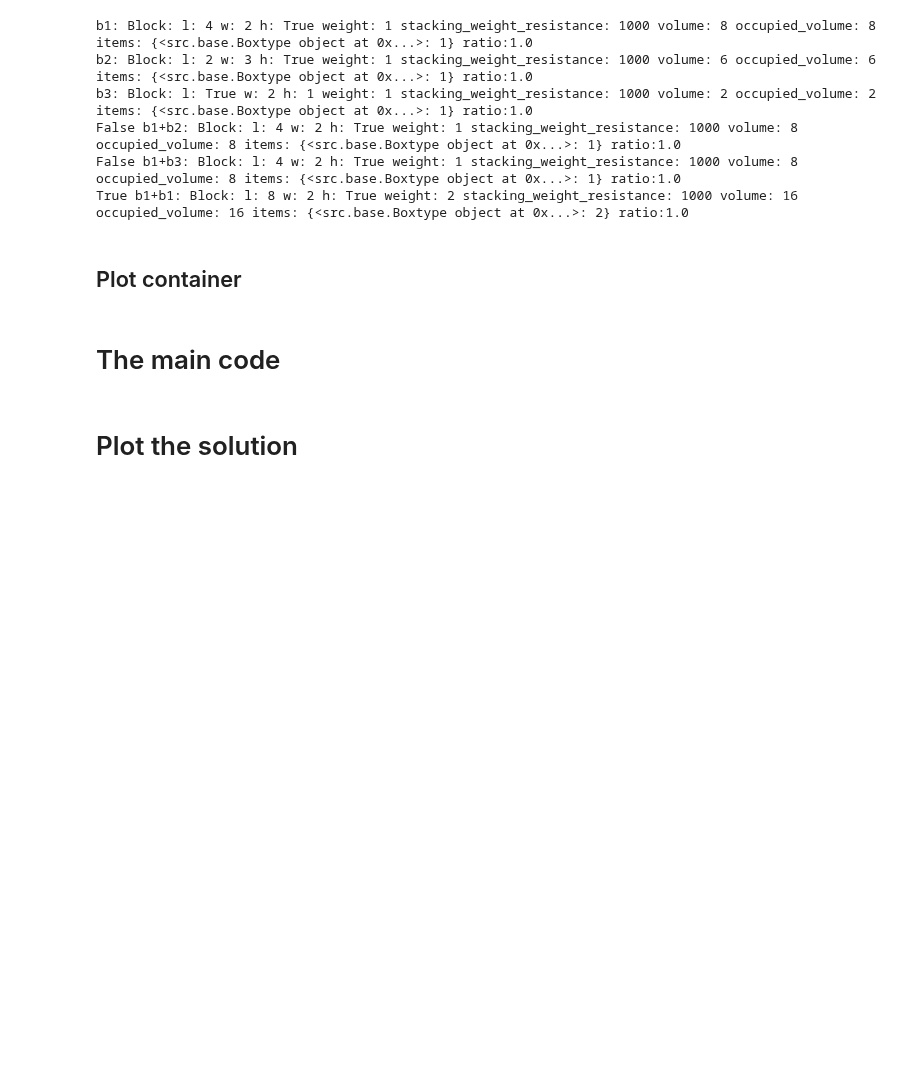
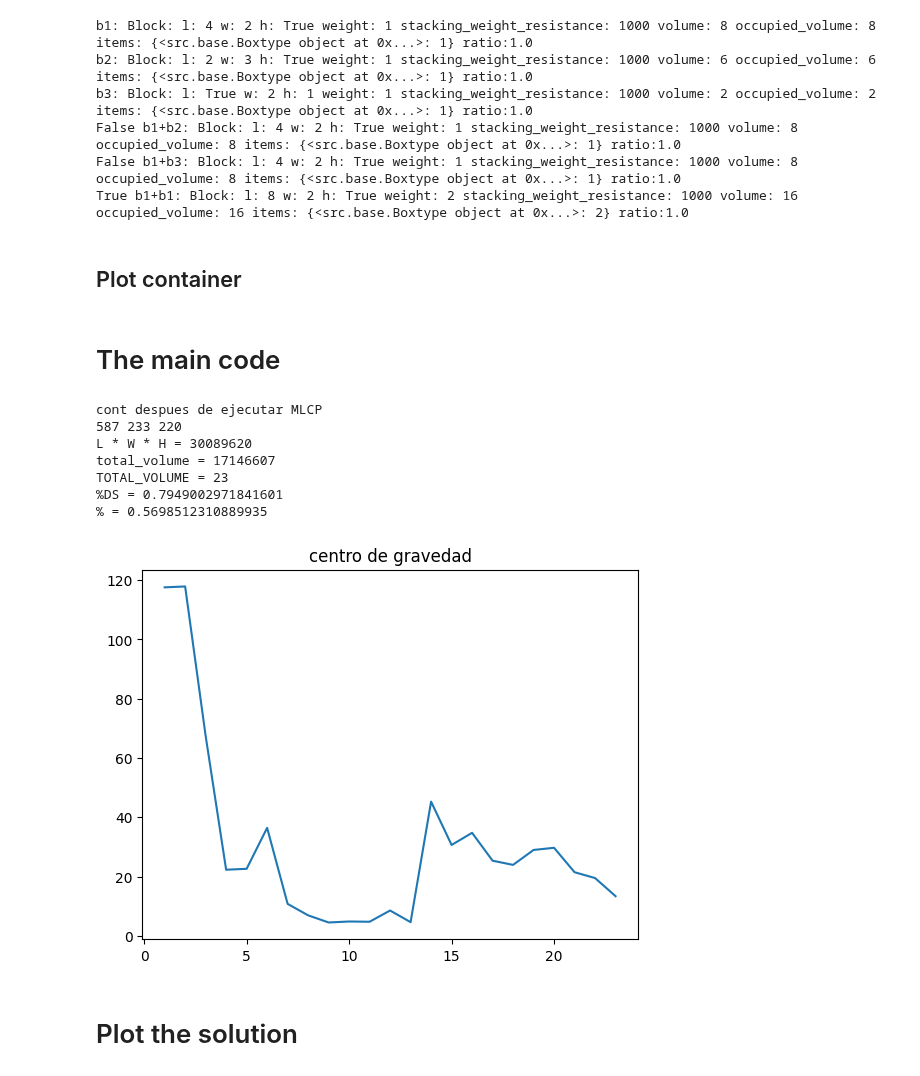
Before and after one commit to Nearlz/MCLPframework, a Jupyter notebook: MCLP_framework.ipynb, the cells around one changed output. Drawn from its saved outputs; the diff is of its cells as text; code cells hidden in the pictures; blank space fills up the shorter version.

```diff
--- a/MCLP_framework.ipynb
+++ b/MCLP_framework.ipynb
@@ -136,6 +136,8 @@ def MLCP_function(params,instance,filename = 'data/BR4.txt',weight_restriction=F
 
   import csv
   TOTAL_VOLUME = []
+  history_CG = []
+
   # greedy for single CLP
   while True:
       space = cont.free_space.closest_space() #cuboide mas cercano a un vertice inferior del contenedor
@@ -164,6 +166,7 @@ def MLCP_function(params,instance,filename = 'data/BR4.txt',weight_restriction=F
           cont.free_space.filter(items)
           # total_volume = sum([x.volume for x in cont.aabbs])
           TOTAL_VOLUME.append(block.occupied_volume)
+          history_CG.append(center_of_gravity(cont,None,None))
       else:
           break
   gap = params[4]
@@ -175,9 +178,50 @@ def MLCP_function(params,instance,filename = 'data/BR4.txt',weight_restriction=F
   total_volume = [x.volume for x in cont.aabbs]
   # TOTAL_VOLUME = sum(TOTAL_VOLUME)
 
-  return cont,execution_time,total_volume,TOTAL_VOLUME,DS
+  return cont,execution_time,total_volume,TOTAL_VOLUME,DS,history_CG
 
   # print(f'tiempo: {execution_time} s ; volumen total: {cont.l * cont.w * cont.h} ; volumen ocupado: {total_volume} ; centro de gravedad: {center_of_gravity(cont)}')
+# %%
+#ALPHA_CS
+#BETA_LOSS
+#GAMMA_NB
+#DELTA_GC
+#EPSILON_
+#ZETA_RES
+params = [4,2,1,0.05,0.05,0.2,0.2]
+cont, execution_time,total_volume,TOTAL_VOLUME,DS,history_CG = MLCP_function(params=params,instance=1,weight_restriction=True, max_distance_cg=10000)
+print("cont despues de ejecutar MLCP")
+L = cont.l;W = cont.w; H = cont.h
+
+box_dims = []
+for aabb in cont.aabbs:
+  box_dims.append([aabb.xmin,aabb.ymin,aabb.zmin,aabb.xmax,aabb.ymax,aabb.zmax])
+box_dims.append([0,0,0,L,W,H])
+bxplot.plot_container([L,W,H], box_dims)
+print(f'{L} {W} {H}')
+print(f'L * W * H = {L * W * H}')
+print(f'total_volume = {sum(total_volume)}')
+print(f'TOTAL_VOLUME = {len(TOTAL_VOLUME)}')
+print(f'%DS = {DS /sum(total_volume)}')
+print(f'% = {sum(total_volume)/(L * W * H)}')
+
+import matplotlib.pyplot as plt
+import numpy as np
+
+x = list(range(1, len(history_CG) + 1))
+plt.plot(x, history_CG)
+plt.title('centro de gravedad')
+
+plt.show()
+# %% [output]
+cont despues de ejecutar MLCP
+587 233 220
+L * W * H = 30089620
+total_volume = 17146607
+TOTAL_VOLUME = 23
+%DS = 0.7949002971841601
+% = 0.5698512310889935
+[figure, added]
 # %% [markdown]
 # Plot the solution
 # %%
```
Also changed, not shown: parts of 4 cells of this notebook, 3 other files.
